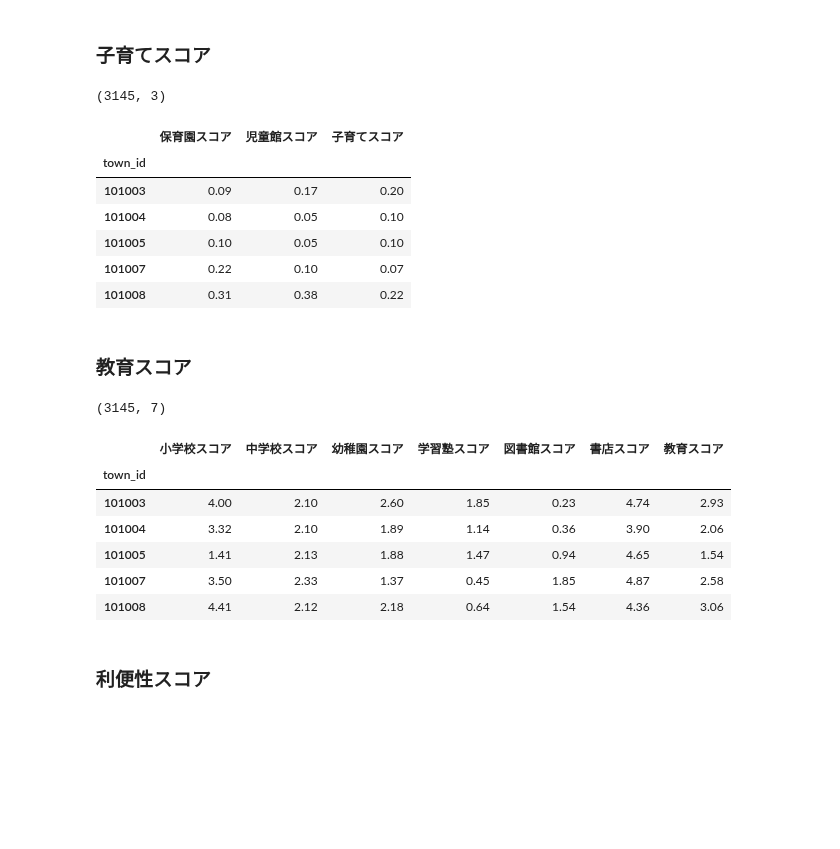
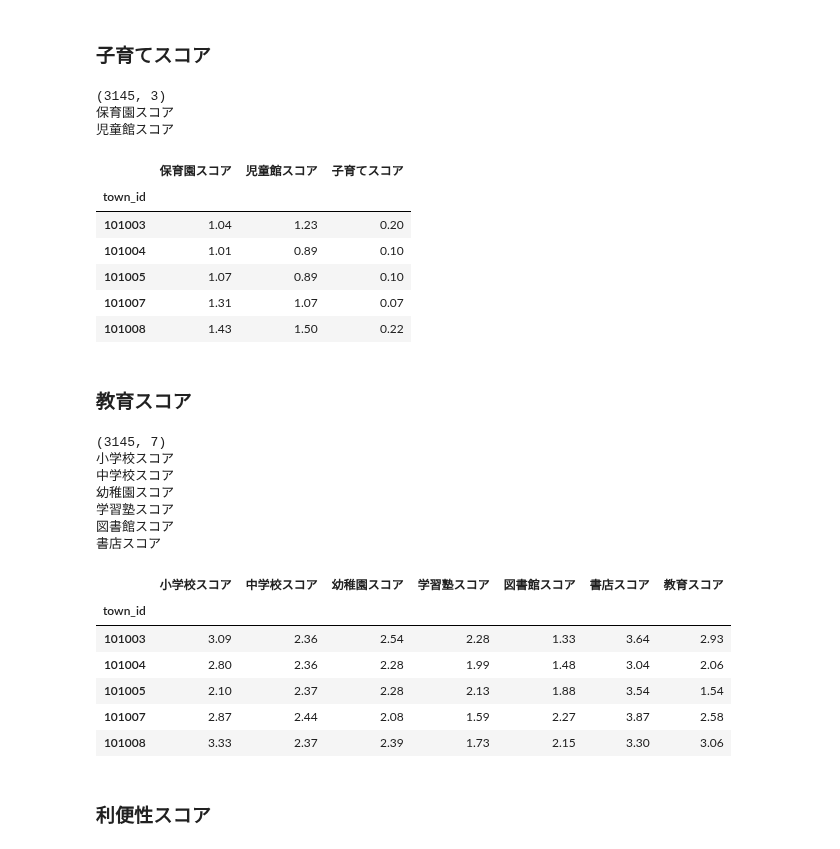
Before and after one commit to z-guard/analysis, a Jupyter notebook: notebooks/all_town_score.ipynb, the cells around one changed output. Saved outputs shown, nothing was run; the diff lists cells and outputs as text; code cells hidden in the pictures; blank space fills up the shorter version.

```diff
--- a/notebooks/all_town_score.ipynb
+++ b/notebooks/all_town_score.ipynb
@@ -132,6 +132,16 @@ df_train_station.head()
 | 101005 | 有楽町駅 | 4.0 | 12.0 | 24.0 | 25.0 | 24.0 | 13.0 |
 | 101007 | 大手町駅 | 4.0 | 17.0 | 18.0 | 23.0 | 22.0 | 21.0 |
 | 101008 | 大手町駅 | 4.0 | 17.0 | 18.0 | 23.0 | 22.0 | 21.0 |
+# %%
+from scipy.stats import norm
+
+def rank_score(sr_data):
+    rank = sr_data.rank()
+    count = rank.max()
+    x = (rank + 1)/(count + 1)
+    max_val = 5
+    y = norm.ppf(x, loc=0.5, scale=0.14)*max_val
+    return np.clip(y, 0, max_val)
 # %% [markdown]
 ### 子育てスコア
 # %%
@@ -139,31 +149,47 @@ df_childcare = pd.read_csv(os.path.join(DIR_NAME, 'childcare_score.csv'))[[
     'town_id', '保育園スコア', '児童館スコア', '子育てスコア'
 ]].set_index('town_id')
 print(df_childcare.shape)
+
+for col in df_childcare.columns[:-1]:
+    print(col)
+    df_childcare[col] = rank_score(df_childcare[col]).round(2)
 df_childcare.head()
 # %% [output]
 (3145, 3)
+保育園スコア
+児童館スコア
 |  | 保育園スコア | 児童館スコア | 子育てスコア |
 | town_id |  |  |  |
-| 101003 | 0.09 | 0.17 | 0.20 |
-| 101004 | 0.08 | 0.05 | 0.10 |
-| 101005 | 0.10 | 0.05 | 0.10 |
-| 101007 | 0.22 | 0.10 | 0.07 |
-| 101008 | 0.31 | 0.38 | 0.22 |
+| 101003 | 1.04 | 1.23 | 0.20 |
+| 101004 | 1.01 | 0.89 | 0.10 |
+| 101005 | 1.07 | 0.89 | 0.10 |
+| 101007 | 1.31 | 1.07 | 0.07 |
+| 101008 | 1.43 | 1.50 | 0.22 |
 # %% [markdown]
 ### 教育スコア
 # %%
 df_education = pd.read_csv(os.path.join(DIR_NAME, 'education_score.csv')).set_index('town_id')
 print(df_education.shape)
+
+for col in df_education.columns[:-1]:
+    print(col)
+    df_education[col] = rank_score(df_education[col]).round(2)
 df_education.head()
 # %% [output]
 (3145, 7)
+小学校スコア
+中学校スコア
+幼稚園スコア
+学習塾スコア
+図書館スコア
+書店スコア
 |  | 小学校スコア | 中学校スコア | 幼稚園スコア | 学習塾スコア | 図書館スコア | 書店スコア | 教育スコア |
 | town_id |  |  |  |  |  |  |  |
-| 101003 | 4.00 | 2.10 | 2.60 | 1.85 | 0.23 | 4.74 | 2.93 |
-| 101004 | 3.32 | 2.10 | 1.89 | 1.14 | 0.36 | 3.90 | 2.06 |
-| 101005 | 1.41 | 2.13 | 1.88 | 1.47 | 0.94 | 4.65 | 1.54 |
-| 101007 | 3.50 | 2.33 | 1.37 | 0.45 | 1.85 | 4.87 | 2.58 |
-| 101008 | 4.41 | 2.12 | 2.18 | 0.64 | 1.54 | 4.36 | 3.06 |
+| 101003 | 3.09 | 2.36 | 2.54 | 2.28 | 1.33 | 3.64 | 2.93 |
+| 101004 | 2.80 | 2.36 | 2.28 | 1.99 | 1.48 | 3.04 | 2.06 |
+| 101005 | 2.10 | 2.37 | 2.28 | 2.13 | 1.88 | 3.54 | 1.54 |
+| 101007 | 2.87 | 2.44 | 2.08 | 1.59 | 2.27 | 3.87 | 2.58 |
+| 101008 | 3.33 | 2.37 | 2.39 | 1.73 | 2.15 | 3.30 | 3.06 |
 # %% [markdown]
 ### 利便性スコア
 # %%
```
Also changed, not shown: parts of 6 cells of this notebook.
